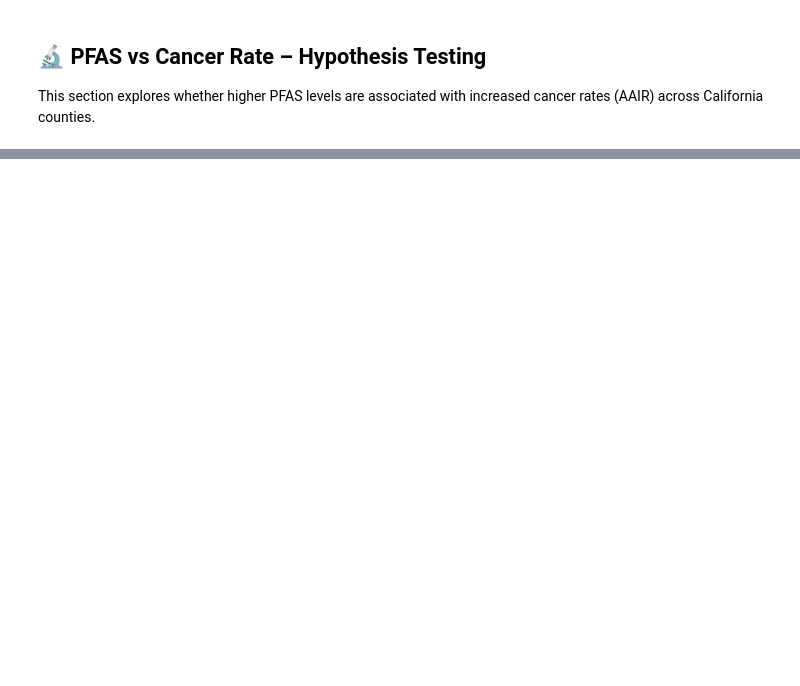
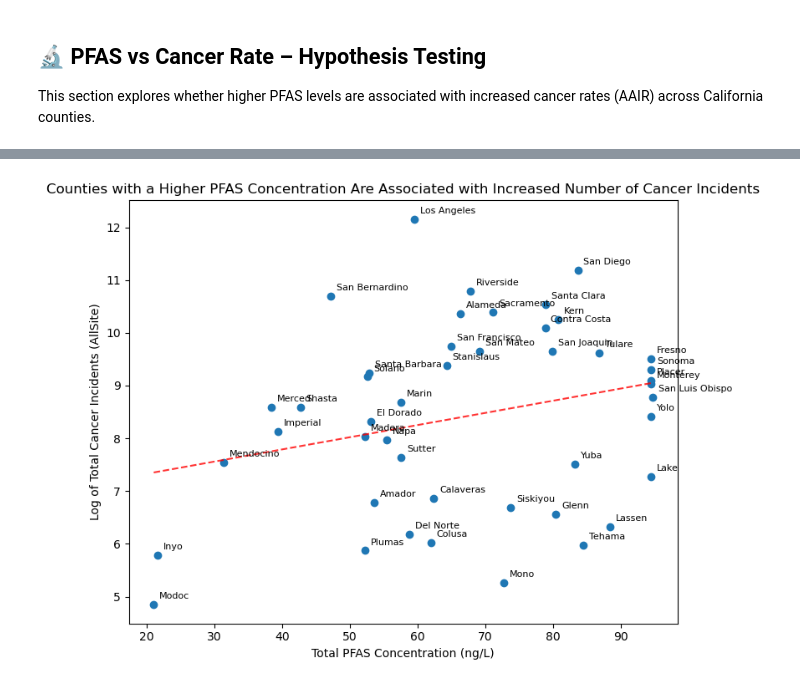
Before and after one commit to UsmanAsghar23/PFAS-Cancer, a Jupyter notebook: Progress-report.ipynb, the cells around one changed output, grey strips where cells are left out. Saved outputs shown, nothing was run; the diff lists cells and outputs as text; code cells hidden in the pictures; blank space fills up the shorter version.

```diff
--- a/Progress-report.ipynb
+++ b/Progress-report.ipynb
@@ -349,0 +157,5 @@ plt.show()
+# %%
+plot = hypothesis_plot(df)
+plot.show()
+# %% [output]
+[figure, added]
```
Also changed, not shown: parts of 29 cells of this notebook, 10 other files.
